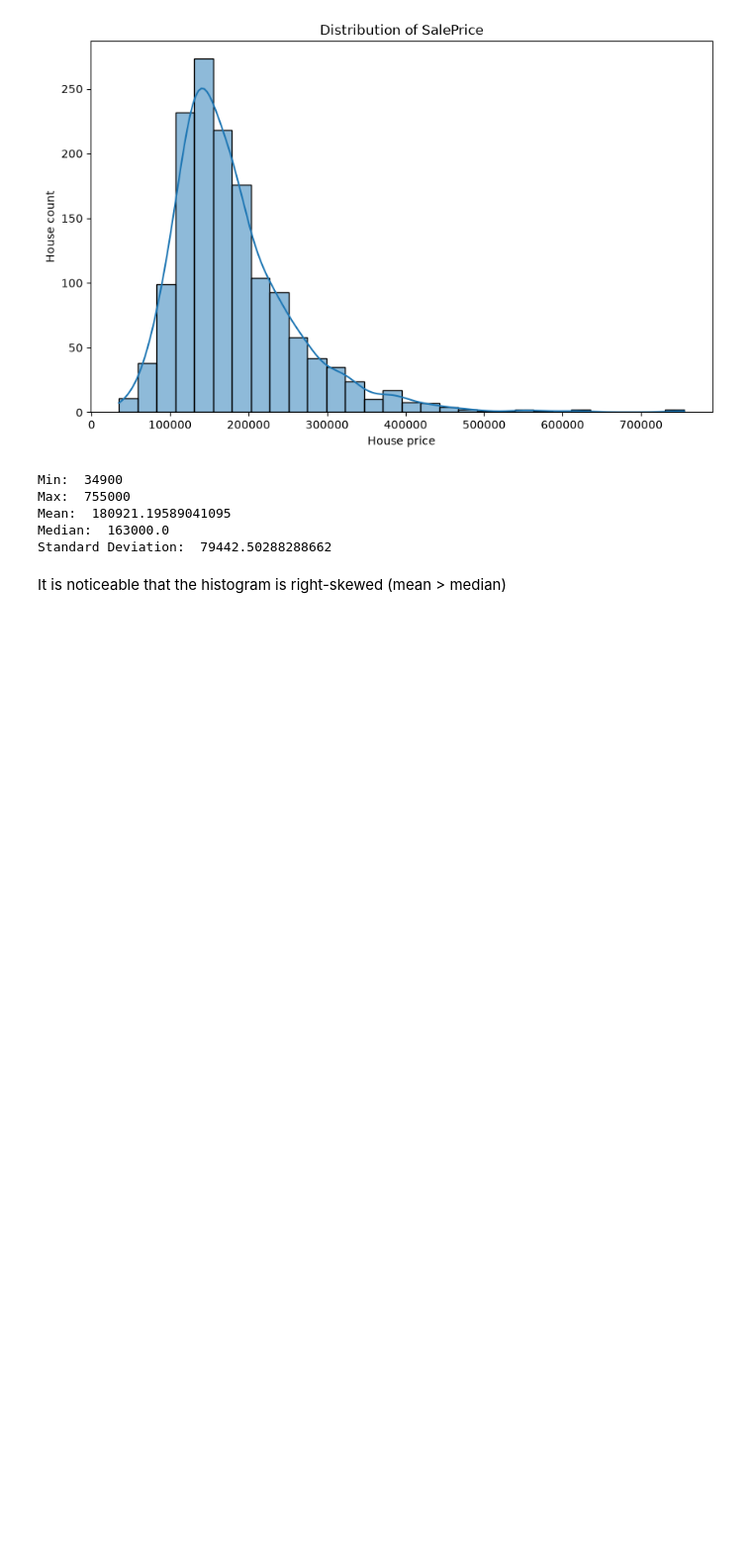
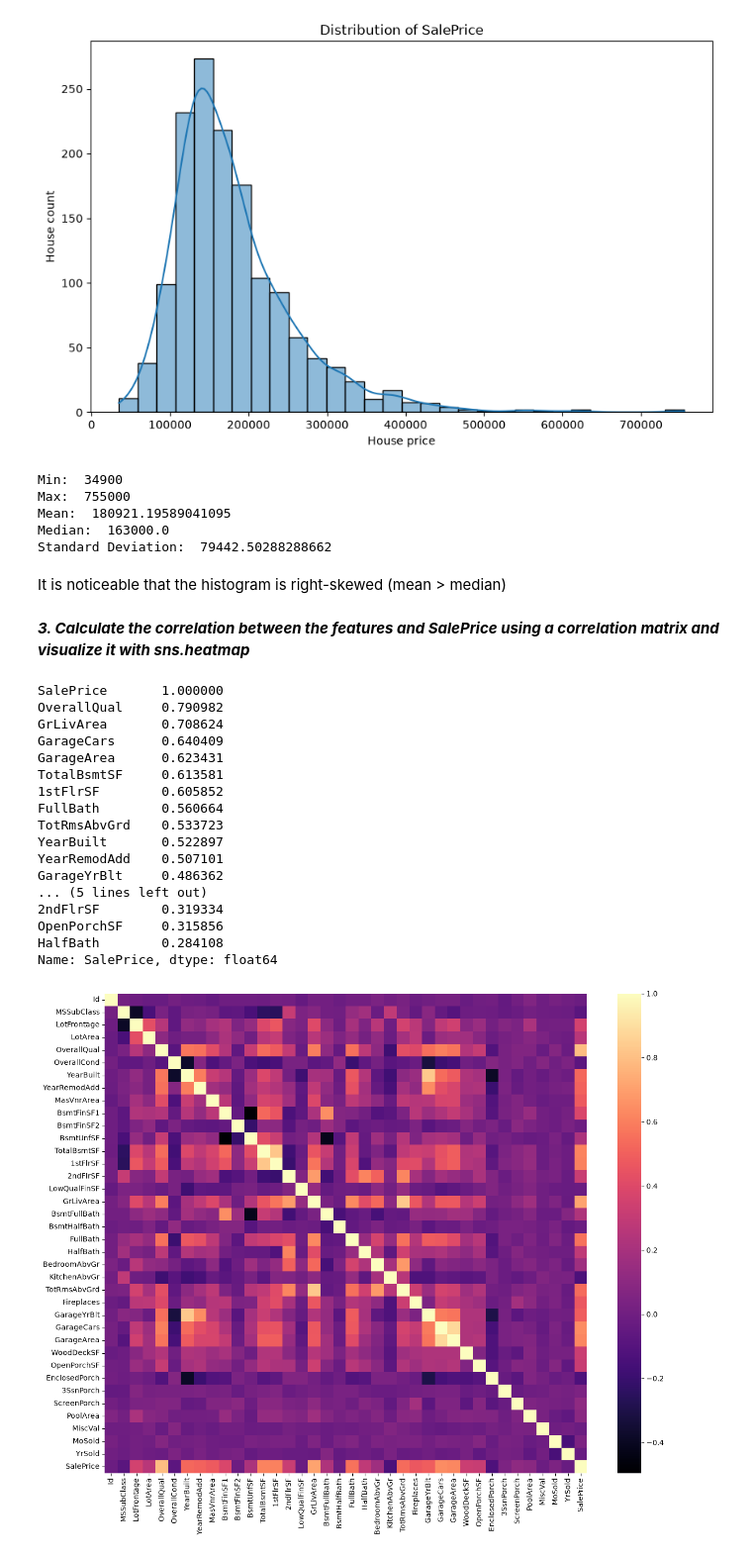
Before and after one commit to HoangThiThi199/Home_Pricre_Prediction, a Jupyter notebook: ml/notebooks/01_eda.ipynb, the cells around one changed output. Shown at 99% size. Cells and saved outputs as stored; diff of their text form; code cells hidden in the pictures; blank space fills up the shorter version.

```diff
--- a/ml/notebooks/01_eda.ipynb
+++ b/ml/notebooks/01_eda.ipynb
@@ -74,3 +81,38 @@ Median:  163000.0
 Standard Deviation:  79442.50288288662
 # %% [markdown]
 It is noticeable that the histogram is right-skewed (mean > median)
+# %% [markdown]
+ ***3. Calculate the correlation between the features and SalePrice using a correlation matrix and visualize it with sns.heatmap***
+# %%
+import seaborn as sns
+import matplotlib.pyplot as plt
+
+#calcute correction between numrical features and saleprice
+numrical_features = df.select_dtypes(include = ['int64', 'float64'])
+corr = numrical_features.corr()
+
+top_corr = corr['SalePrice'].abs().sort_values(ascending= False).head(20)
+print(top_corr)
+# Vẽ heatmap cho ma trận tương quan
+plt.figure(figsize=(15, 12))
+sns.heatmap(corr,cmap='magma')
+plt.show()
+# %% [output]
+SalePrice       1.000000
+OverallQual     0.790982
+GrLivArea       0.708624
+GarageCars      0.640409
+GarageArea      0.623431
+TotalBsmtSF     0.613581
+1stFlrSF        0.605852
+FullBath        0.560664
+TotRmsAbvGrd    0.533723
+YearBuilt       0.522897
+YearRemodAdd    0.507101
+GarageYrBlt     0.486362
+... (5 lines left out)
+2ndFlrSF        0.319334
+OpenPorchSF     0.315856
+HalfBath        0.284108
+Name: SalePrice, dtype: float64
+[figure, added]
```
Also changed, not shown: parts of 13 cells of this notebook.
